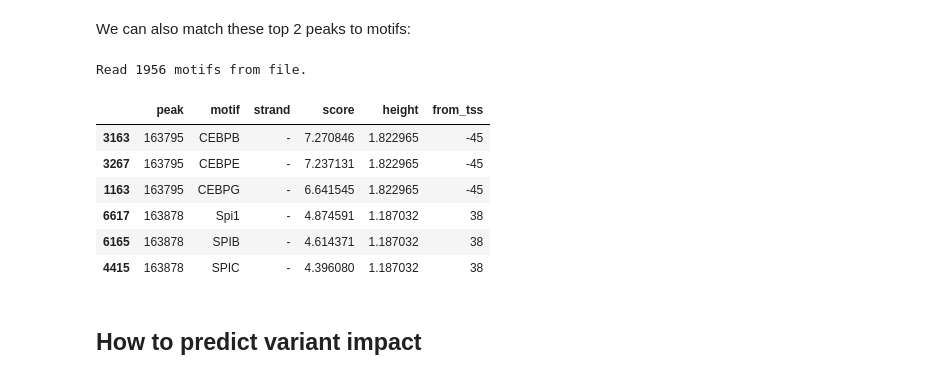
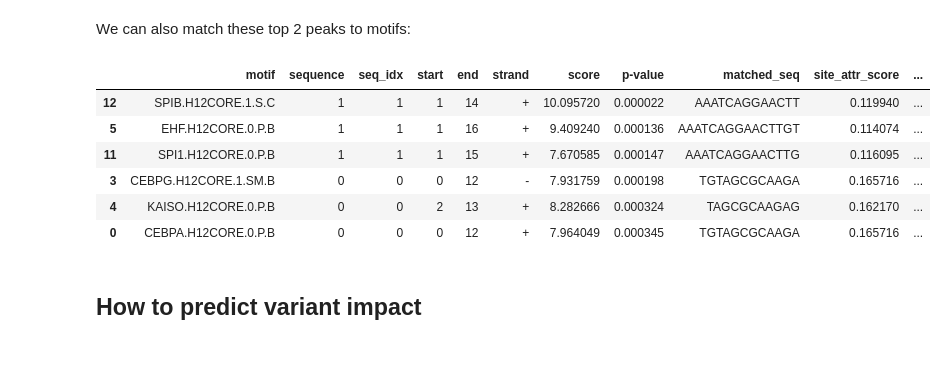
Before and after one commit to Genentech/decima, a Jupyter notebook: tutorials/tutorial.ipynb, the cells around one changed output. Saved outputs shown, nothing was run; the diff lists cells and outputs as text; code cells hidden in the pictures.

```diff
--- a/tutorials/tutorial.ipynb
+++ b/tutorials/tutorial.ipynb
@@ -177,0 +106,2 @@ np.where(spi1_input[4] == 1)
+# %%
+spi1_seq, spi1_mask = make_inputs('SPI1', ad)
@@ -177,0 +117,3 @@ np.where(spi1_input[4] == 1)
+# %%
+spi1_input = torch.vstack([spi1_seq, spi1_mask])
+spi1_input.shape
@@ -187,11 +152,10 @@ len(on_tasks), len(off_tasks)
 # %% [output]
 (640, 750)
 # %%
-import decima.interpret
-from decima.interpret import attributions, find_attr_peaks
+from decima.interpret import attributions, find_attr_peaks, scan_attributions
 
-seq, tss_pos, attr =  decima.interpret.attributions(
-    gene="SPI1", h5_file=h5_file, model=model, device=0,
+attr, tss_pos =  attributions(
+    gene="SPI1", inputs=spi1_input, model=model, device=0,
     tasks=on_tasks,
     off_tasks=off_tasks,
     transform="specificity")
@@ -248,18 +209,16 @@ from decima.interpret import motifs_to_df, scan_attributions
-# %%
-motifs = motifs_to_df('jaspar')
-# %% [output]
-Read 1956 motifs from file.
+# %%
+results = decima.interpret.scan_attributions(
+    seq=spi1_seq, attr=attr, motifs='hocomoco_v12', peaks=peaks.iloc[:2], window=18, pthresh=5e-4)
 # %%
-results = scan_attributions(attr, motifs, peaks.iloc[:2], window=18)
-results.sort_values('score', ascending=False).groupby('peak').head(3).sort_values('height', ascending=False)
+results.sort_values('p-value').groupby('peak').head(3)
 # %% [output]
-|  | peak | motif | strand | score | height | from_tss |
-| 3163 | 163795 | CEBPB | - | 7.270846 | 1.822965 | -45 |
-| 3267 | 163795 | CEBPE | - | 7.237131 | 1.822965 | -45 |
-| 1163 | 163795 | CEBPG | - | 6.641545 | 1.822965 | -45 |
-| 6617 | 163878 | Spi1 | - | 4.874591 | 1.187032 | 38 |
-| 6165 | 163878 | SPIB | - | 4.614371 | 1.187032 | 38 |
-| 4415 | 163878 | SPIC | - | 4.396080 | 1.187032 | 38 |
+|  | motif | sequence | seq_idx | start | end | strand | score | p-value | matched_seq | site_attr_score | ... |
+| 12 | SPIB.H12CORE.1.S.C | 1 | 1 | 1 | 14 | + | 10.095720 | 0.000022 | AAATCAGGAACTT | 0.119940 | ... |
+| 5 | EHF.H12CORE.0.P.B | 1 | 1 | 1 | 16 | + | 9.409240 | 0.000136 | AAATCAGGAACTTGT | 0.114074 | ... |
+| 11 | SPI1.H12CORE.0.P.B | 1 | 1 | 1 | 15 | + | 7.670585 | 0.000147 | AAATCAGGAACTTG | 0.116095 | ... |
+| 3 | CEBPG.H12CORE.1.SM.B | 0 | 0 | 0 | 12 | - | 7.931759 | 0.000198 | TGTAGCGCAAGA | 0.165716 | ... |
+| 4 | KAISO.H12CORE.0.P.B | 0 | 0 | 2 | 13 | + | 8.282666 | 0.000324 | TAGCGCAAGAG | 0.162170 | ... |
+| 0 | CEBPA.H12CORE.0.P.B | 0 | 0 | 0 | 12 | + | 7.964049 | 0.000345 | TGTAGCGCAAGA | 0.165716 | ... |
 # %% [markdown]
 ## How to predict variant impact
 # %% [markdown]
```
Also changed, not shown: parts of 59 cells of this notebook, 14 other files.
